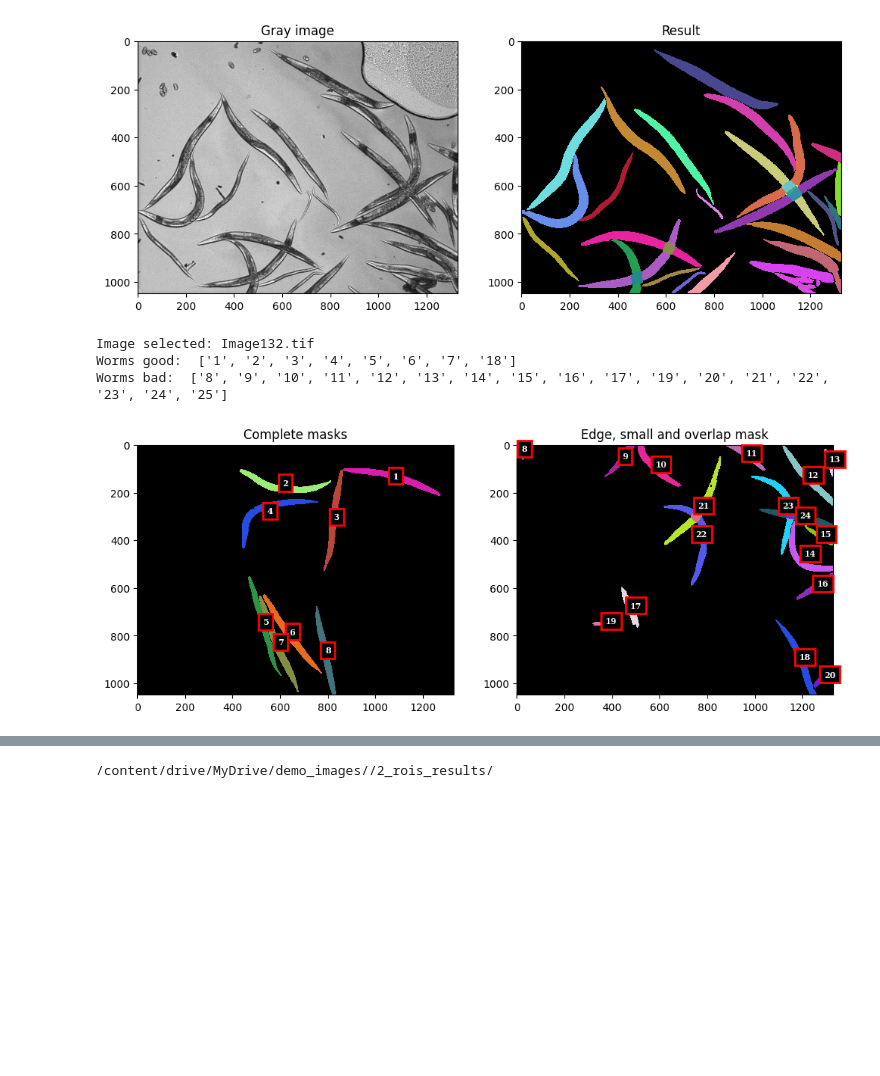
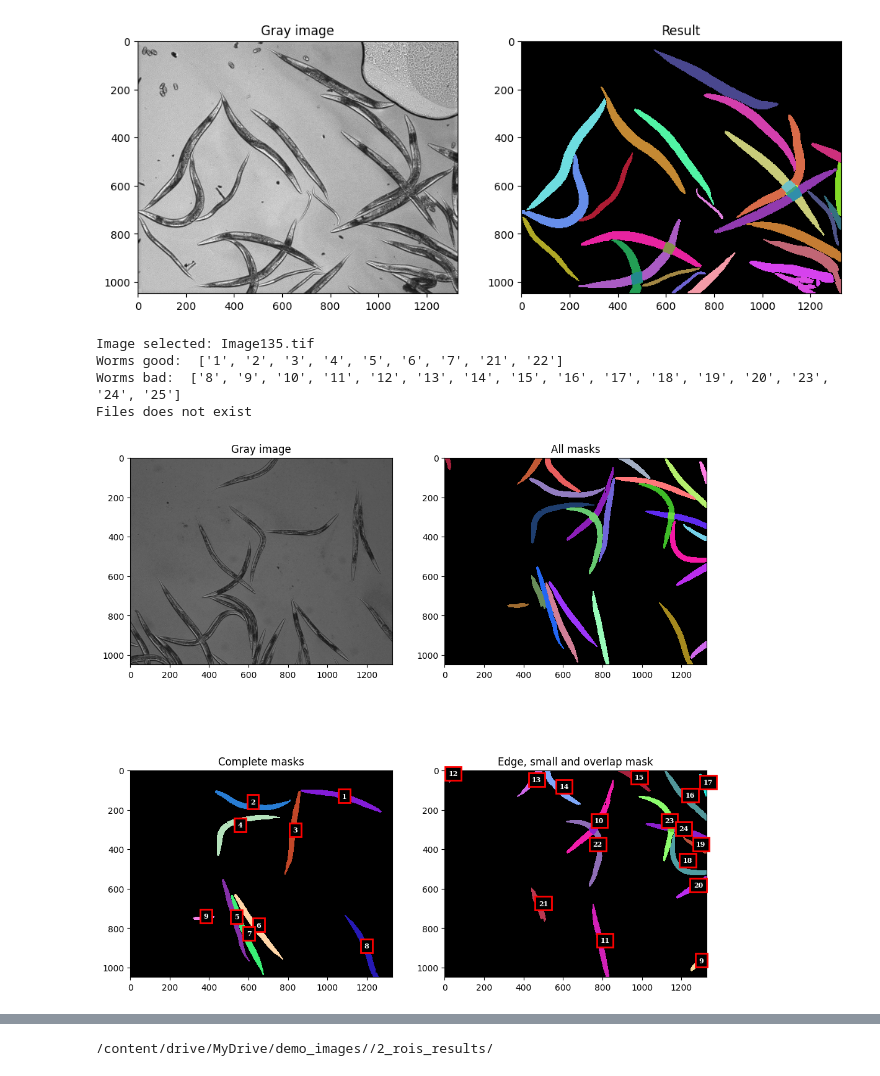
Before and after one commit to KonstantinosKounakis/SegElegansOnline, a Jupyter notebook: 1_Demo_predict.ipynb, the cells around one changed output, grey strips where cells are left out. Drawn from its saved outputs; the diff is of its cells as text; code cells hidden in the pictures; blank space fills up the shorter version.

```diff
--- a/1_Demo_predict.ipynb
+++ b/1_Demo_predict.ipynb
@@ -406,14 +406,14 @@ fig.set_size_inches(12, 12)
 # %% [output]
 [figure]
 # %%
-#@title **Mask correction**
-#@markdown Corrects complete, edge, small and overlapping masks
+#@title **Mask correction, saving and export**
+#@markdown Correct complete, edge, small and overlapping masks and generate outputs
 import warnings
 warnings.filterwarnings('ignore')
 
-name_image_change = 'Image132.tif' #@param {type:"string"}
+name_image_change = 'Image135.tif' #@param {type:"string"}
 print('Image selected:', name_image_change)
-index_images = '1,2,3,4,5,6,7,18' #@param {type:"string"}
+index_images = '1,2,3,4,5,6,7,21,22' #@param {type:"string"}
 
 image_complete_mask = path_complete_mask + name_image_change
 image_edge_small_mask = path_edge_small_mask + name_image_change
@@ -451,42 +451,71 @@ for i in range(len(index_bad)):
     worms_bad[i, :, :] = masK_predict_all[index - 1, :, :]
 
 worms_true = (worms_true != 0) * 255
 worms_bad = (worms_bad != 0) * 255
 
 worms_all_true, new_map = Ndims2image(worms_true, 1)
 worms_all_bad, _ = Ndims2image(worms_bad, 1)
 
 centroid_predict_true, label_predict_true = get_centroid(worms_true, 1)
 centroid_predict_bad, label_predict_bad = get_centroid(worms_bad, len(index_images))
 
+
+tifffile.imsave(path_complete_mask + name_image_change, worms_true.astype(np.uint8))
+tifffile.imsave(path_edge_small_mask + name_image_change, worms_bad.astype(np.uint8))
+try:
+  os.remove(path_overlap + name_image_change)
+except:
+  print('Files does not exist')
+
+
+path_image_gray = test_images + name_image_change
+image_gray = imread_image(path_image_gray)  # read gray image
+if len(image_gray.shape) > 2:
+    image_gray = cv2.cvtColor(image_gray, cv2.COLOR_BGR2GRAY)
+worms_all, new_map = Ndims2image(masK_predict_all, 1)
+
 # show images results
 font = {'family': 'serif',
         'color': 'white',
         'weight': 'bold',
         'size': 8,
         }
 
 bbox = {'facecolor': 'black',
         'edgecolor': 'red',
         'linewidth': 2
         }
 
 fig = plt.figure(figsize=(15, 15))
-ax1 = fig.add_subplot(121)
-ax1.title.set_text('Complete masks')
-ax1.imshow(worms_all_true, cmap=new_map, interpolation='None')
+ax1 = fig.add_subplot(221)
+ax1.title.set_text('Gray image')
+ax1.imshow(image_gray, cmap='gray', vmin=0, vmax=255)
+
+ax2 = fig.add_subplot(222)
+ax2.title.set_text('All masks')
+ax2.imshow(worms_all, cmap=new_map, interpolation='None')
+
+ax3 = fig.add_subplot(223)
+ax3.title.set_text('Complete masks')
+ax3.imshow(worms_all_true, cmap=new_map, interpolation='None')
 for i in range(len(centroid_predict_true)):
-    ax1.text(centroid_predict_true[i][1], centroid_predict_true[i][0], label_predict_true[i], fontdict=font, bbox=bbox)
+    ax3.text(centroid_predict_true[i][1], centroid_predict_true[i][0], label_predict_true[i], fontdict=font, bbox=bbox)
 
-ax2 = fig.add_subplot(122)
-ax2.title.set_text('Edge, small and overlap mask')
-ax2.imshow(worms_all_bad, cmap=new_map, interpolation='None')
+ax4 = fig.add_subplot(224)
+ax4.title.set_text('Edge, small and overlap mask')
+ax4.imshow(worms_all_bad, cmap=new_map, interpolation='None')
 for i in range(len(centroid_predict_bad)):
-    ax2.text(centroid_predict_bad[i][1], centroid_predict_bad[i][0], label_predict_bad[i], fontdict=font, bbox=bbox)
+    ax4.text(centroid_predict_bad[i][1], centroid_predict_bad[i][0], label_predict_bad[i], fontdict=font, bbox=bbox)
+
+name_image_change_ = name_image_change.split('.')[0]
+name_image_result = path_save + name_image_change_ + 'Corrected.jpg'
+plt.savefig(name_image_result)
+
 fig = plt.gcf()
 fig.set_size_inches(12, 12)
 # %% [output]
-Image selected: Image132.tif
-Worms good:  ['1', '2', '3', '4', '5', '6', '7', '18']
-Worms bad:  ['8', '9', '10', '11', '12', '13', '14', '15', '16', '17', '19', '20', '21', '22', '23', '24', '25']
+Image selected: Image135.tif
+Worms good:  ['1', '2', '3', '4', '5', '6', '7', '21', '22']
+Worms bad:  ['8', '9', '10', '11', '12', '13', '14', '15', '16', '17', '18', '19', '20', '23', '24', '25']
+Files does not exist
-[figure, old version]
+[figure, new version]
```
Also changed, not shown: parts of 1 cell of this notebook.
